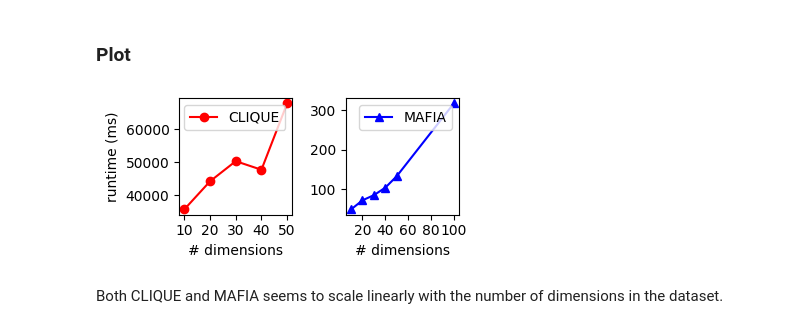
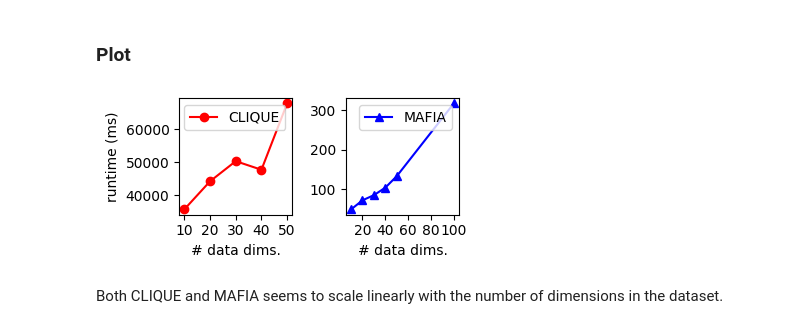
Before and after one commit to henrikdchristensen/SDU-Data-Mining-Exam, a Jupyter notebook: src/evaluation.ipynb, the cells around one changed output. Saved outputs shown, nothing was run; the diff lists cells and outputs as text; code cells hidden in the pictures.

```diff
--- a/src/evaluation.ipynb
+++ b/src/evaluation.ipynb
@@ -441,36 +332,36 @@ clique_runtime = [35688, 44180, 50275, 47682, 67772]
 # 10d  = 3 clusters found
 # 20d  = 4 clusters found
 # 30d  = 3 clusters found
 # 40d  = 4 clusters found
 # 50d  = 3 clusters found
 # 100d = 4 clusters found
 
 # Figure with 2 subplots
 fig, axs = plt.subplots(1, 2, figsize=(3.9, 1.9))
 
 # CLIQUE
 axs[0].plot(dims[:len(clique_runtime)], clique_runtime, 'ro-', label='CLIQUE')
 axs[0].legend()
 axs[0].xaxis.set_major_locator(ticker.MaxNLocator(5))
-axs[0].set_xlabel('# dimensions')
+axs[0].set_xlabel('# data dims.')
 axs[0].set_ylabel('runtime (ms)')
 
 # MAFIA
 axs[1].plot(dims, mafia_runtime, 'b^-', label='MAFIA')
 axs[1].legend()
 axs[1].xaxis.set_major_locator(ticker.MaxNLocator(5))
-axs[1].set_xlabel('# dimensions')
+axs[1].set_xlabel('# data dims.')
 
 # Tight layout
 plt.tight_layout()
 
 # Save plot
 fig.savefig(dir_to_save_plots + 'data_dimensionality_vs_runtime.png')
 
 # Show plot
 plt.show()
 # %% [output]
-[figure, old version]
+[figure, new version]
 # %% [markdown]
 Both CLIQUE and MAFIA seems to scale linearly with the number of dimensions in the dataset.
 # %% [markdown]
```
Also changed, not shown: parts of 14 cells of this notebook, 27 other files.
